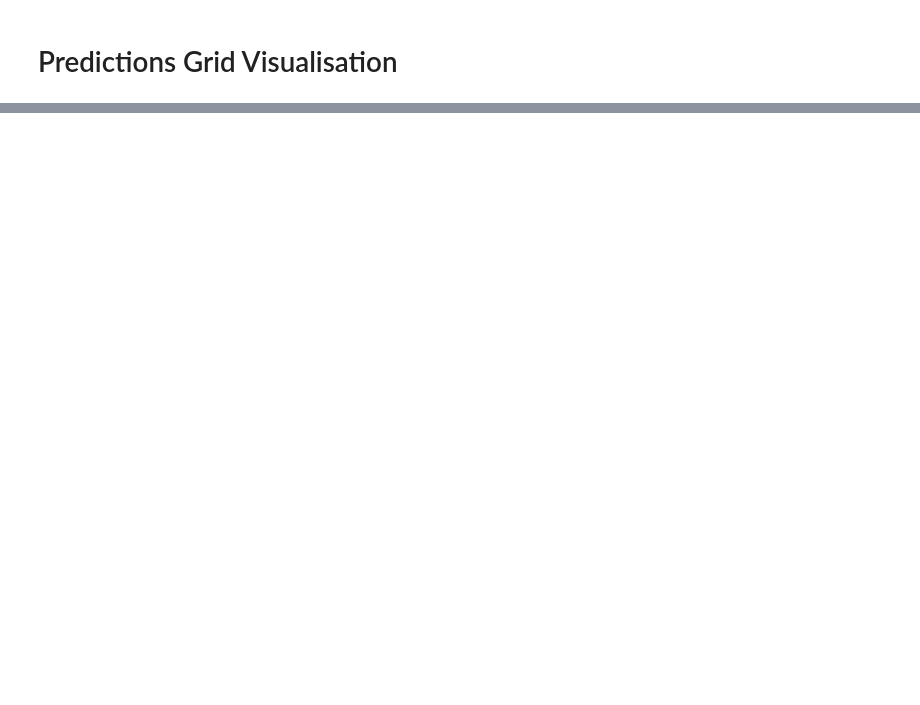
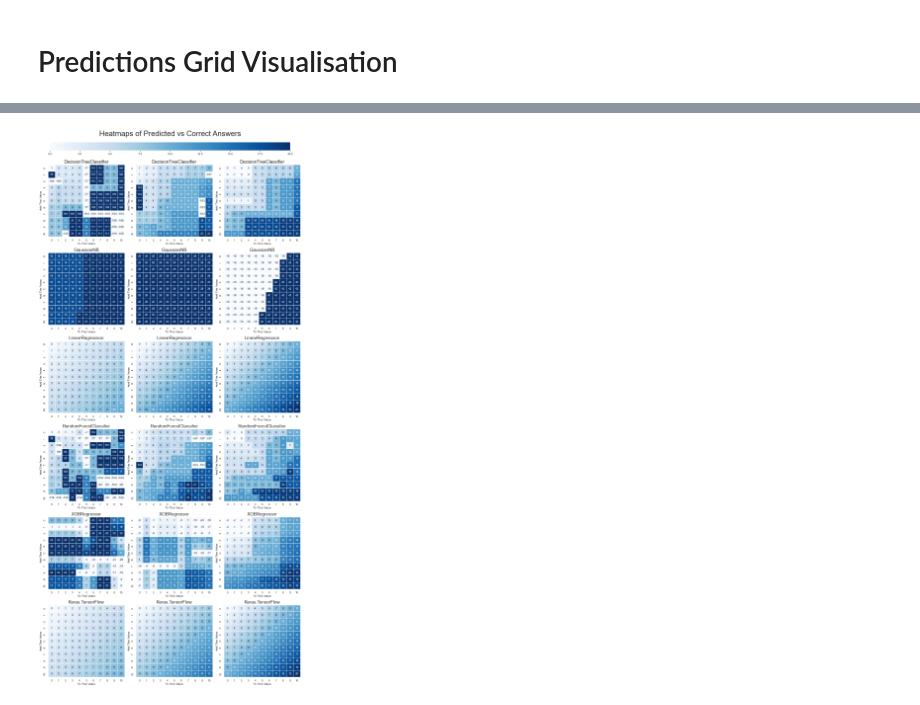
Before and after one commit to KevinCarr42/Adding-Machines, a Jupyter notebook: Teaching a Machine to Add.ipynb, the cells around one changed output, grey strips where cells are left out. Saved outputs shown, nothing was run; the diff lists cells and outputs as text; code cells hidden in the pictures; blank space fills up the shorter version.

Commit message:
updated heatmap grid function and images

```diff
--- a/Teaching a Machine to Add.ipynb
+++ b/Teaching a Machine to Add.ipynb
@@ -893,0 +890,9 @@ heatmap_grid(prediction_grid(10, 5, 0, 10))
+# %%
+training_set_list = [14, 12, 10]
+model_num_list = [0, 1, 2, 3, 4, 5]
+grid_of_heatmap_grids(training_set_list, model_num_list)
+
+# save the image
+plt.savefig('heatmaps_of_predictions.png', facecolor='w')
+# %% [output]
+[figure, added]
```
Also changed, not shown: parts of 37 cells of this notebook, 5 other files.
